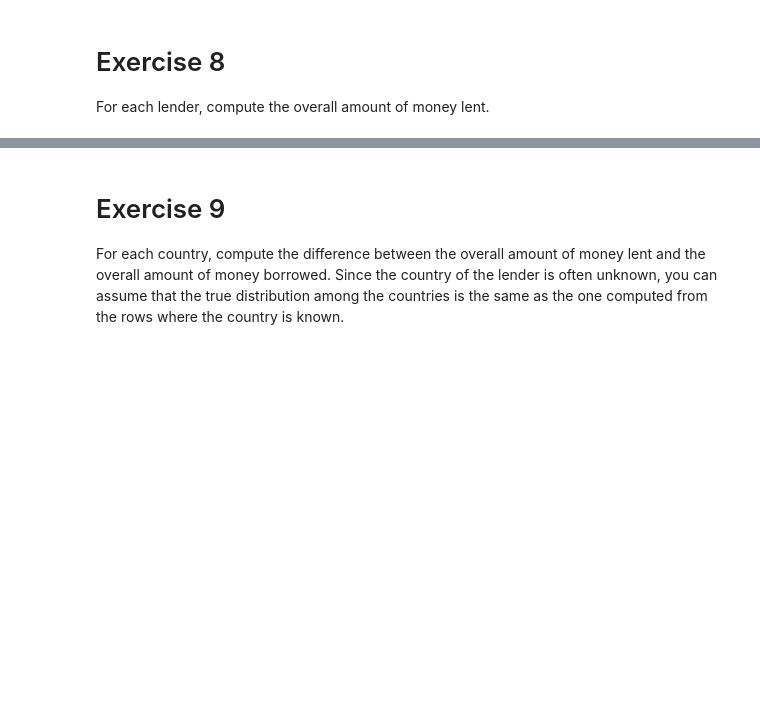
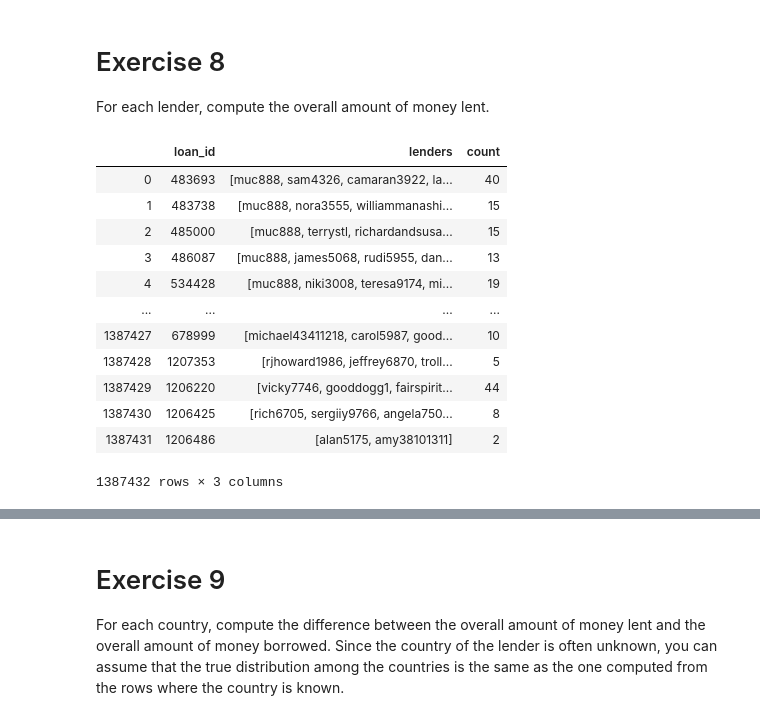
Before and after one commit to msartori10/Computer_Science, a Jupyter notebook: Exam.ipynb, the cells around one changed output, grey strips where cells are left out. Drawn from its saved outputs; the diff is of its cells as text; code cells hidden in the pictures; blank space fills up the shorter version.

```diff
--- a/Exam.ipynb
+++ b/Exam.ipynb
@@ -107,0 +187,17 @@ For each lender, compute the overall amount of money lent.
+# %%
+loan_lenders['count'] = loan_lenders.apply(lambda row: len(row['lenders']),axis=1)
+loan_lenders
+# %% [output]
+|  | loan_id | lenders | count |
+| 0 | 483693 | [muc888, sam4326, camaran3922, la... | 40 |
+| 1 | 483738 | [muc888, nora3555, williammanashi... | 15 |
+| 2 | 485000 | [muc888, terrystl, richardandsusa... | 15 |
+| 3 | 486087 | [muc888, james5068, rudi5955, dan... | 13 |
+| 4 | 534428 | [muc888, niki3008, teresa9174, mi... | 19 |
+| ... | ... | ... | ... |
+| 1387427 | 678999 | [michael43411218, carol5987, good... | 10 |
+| 1387428 | 1207353 | [rjhoward1986, jeffrey6870, troll... | 5 |
+| 1387429 | 1206220 | [vicky7746, gooddogg1, fairspirit... | 44 |
+| 1387430 | 1206425 | [rich6705, sergiiy9766, angela750... | 8 |
+| 1387431 | 1206486 | [alan5175, amy38101311] | 2 |
+1387432 rows × 3 columns
```
Also changed, not shown: parts of 30 cells of this notebook.
